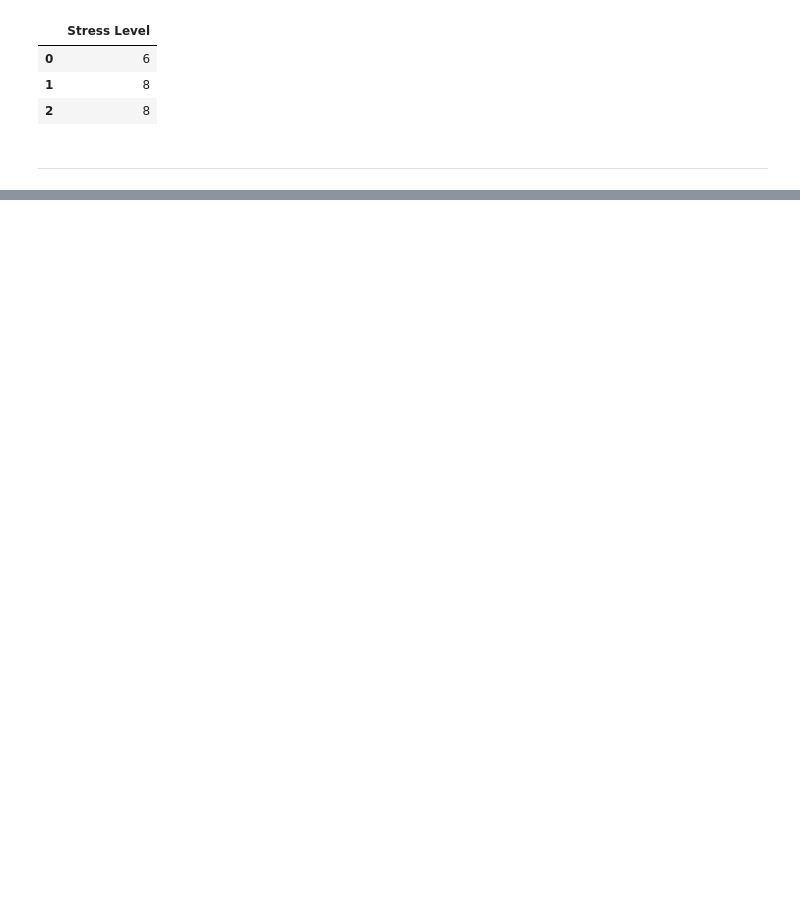
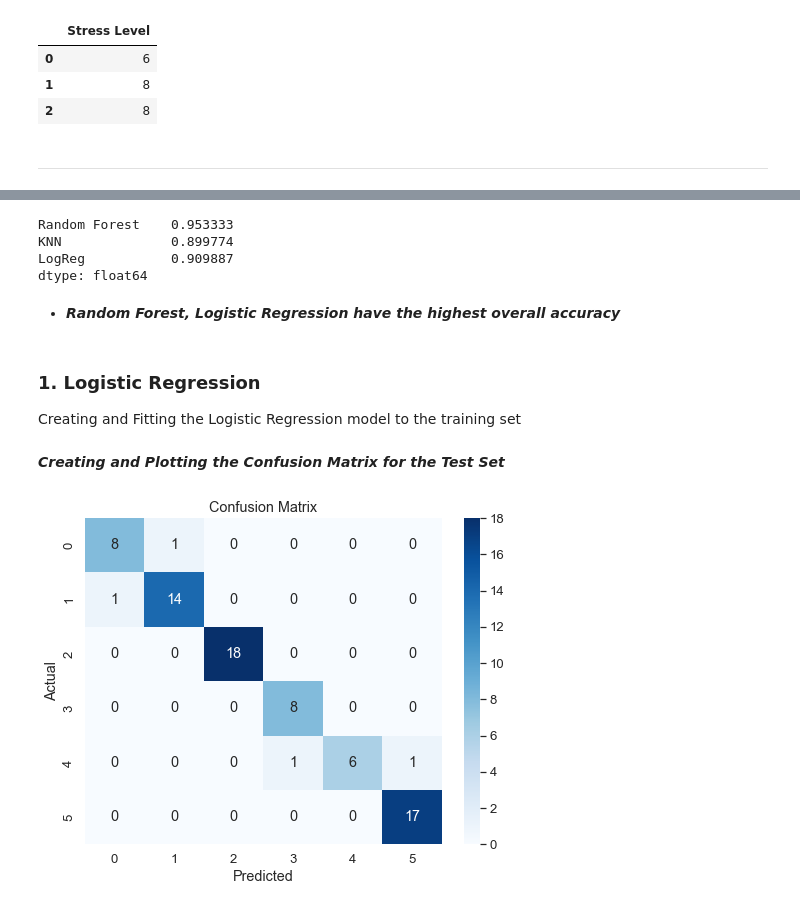
Before and after one commit to WidharDwiatmoko/stress-level-prediction, a Jupyter notebook: Notebooks/3. Model Deploy Preparation.ipynb, the cells around one changed output, grey strips where cells are left out. Drawn from its saved outputs; the diff is of its cells as text; code cells hidden in the pictures; blank space fills up the shorter version.

```diff
--- a/Notebooks/3. Model Deploy Preparation.ipynb
+++ b/Notebooks/3. Model Deploy Preparation.ipynb
@@ -163,0 +222,20 @@ X_train, X_test, y_train, y_test = train_test_split(X,y, test_size=0.2, random_s
+# %%
+model_list = [
+    ('Random Forest', RandomForestClassifier(n_estimators=100, max_features=3)),
+    ('KNN', KNeighborsClassifier()),
+    ('LogReg', LogisticRegression())
+]
+
+results_scaled = []
+names_of_models = []
+
+for name, model in model_list:
+    kfold = KFold(n_splits=5, random_state=7, shuffle=True)
+    cv_results = cross_val_score(
+        model, X_train_scaled, y_train, cv=kfold, scoring='accuracy')
+    results_scaled.append(cv_results)
+    names_of_models.append(name)
+df_results_scaled = pd.DataFrame(results_scaled, index=names_of_models)
+df_results_scaled = df_results_scaled.transpose()
+
+df_results_scaled
@@ -163,0 +249,33 @@ X_train, X_test, y_train, y_test = train_test_split(X,y, test_size=0.2, random_s
+# %%
+df_results_scaled.mean()
+# %% [output]
+Random Forest    0.953333
+KNN              0.899774
+LogReg           0.909887
+dtype: float64
+# %% [markdown]
+* ***Random Forest, Logistic Regression have the highest overall accuracy***
+# %% [markdown]
+### 1. Logistic Regression
+Creating and Fitting the Logistic Regression model to the training set
+# %%
+log_reg_model = LogisticRegression().fit(X_train_scaled,y_train)
+# %% [markdown]
+***Creating and Plotting the Confusion Matrix for the Test Set***
+# %%
+# Getting the predictions for the test set
+pred = log_reg_model.predict(X_test_scaled)
+
+# Creating the confusion matrix
+c = confusion_matrix(y_test, pred)
+
+# Plotting the confusion matrix
+plt.figure(figsize=(8, 6))
+sns.set(font_scale=1.2)  # Adjust font size for labels
+sns.heatmap(c, annot=True, fmt='d', cmap='Blues')
+plt.xlabel('Predicted')
+plt.ylabel('Actual')
+plt.title('Confusion Matrix')
+plt.show()
+# %% [output]
+[figure, added]
```
Also changed, not shown: parts of 33 cells of this notebook, 16 other files.
